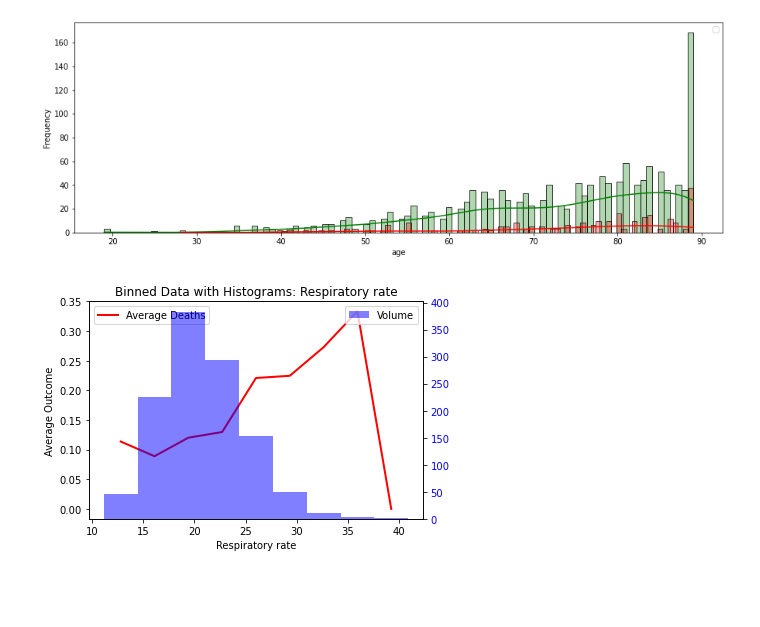
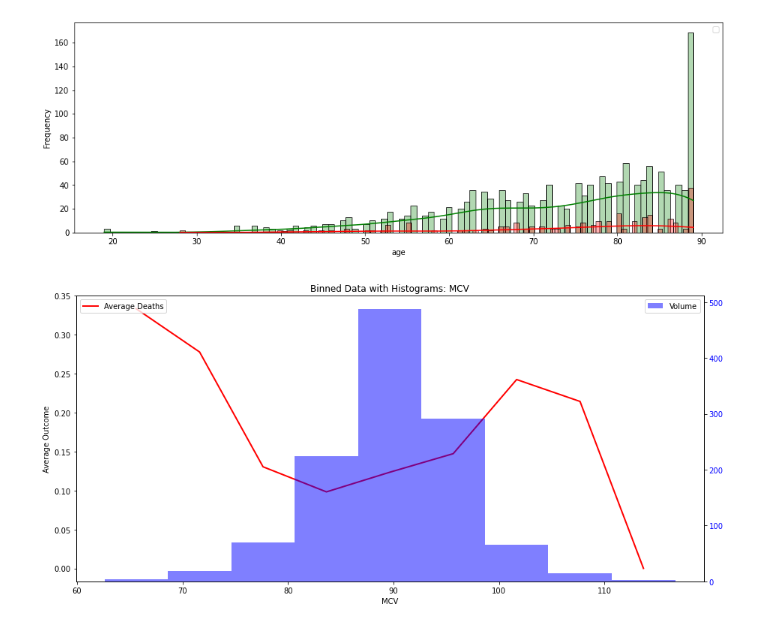
Before and after one commit to zeddines/Hospital-Mortality-Prediction, a Jupyter notebook: project.ipynb, the cells around one changed output. Saved outputs shown, nothing was run; the diff lists cells and outputs as text; code cells hidden in the pictures; blank space fills up the shorter version.

```diff
--- a/project.ipynb
+++ b/project.ipynb
@@ -93,9 +97,14 @@ hist_plot_cont(df=df, outcome_flag='outcome', feat='age', constrain=True)
 No handles with labels found to put in legend.
 [figure]
 # %%
-def bin_and_plot(dataframe, feature_col, outcome_col, alive_bar):
+import numpy as np
+import seaborn as sns
+import matplotlib.pyplot as plt
+
+def bin_and_plot(dataframe, feature_col, outcome_col, alive_bar, n_bins=2):
+
     # Bin the feature column into 10 equal-width bins
-    bins = np.linspace(dataframe[feature_col].min(), dataframe[feature_col].max(), 10)
+    bins = np.linspace(dataframe[feature_col].min(), dataframe[feature_col].max(), n_bins)
     dataframe['bin'] = pd.cut(dataframe[feature_col], bins)
 
     # Calculate the midpoint of each bin and add it to a new column
@@ -106,7 +115,7 @@ def bin_and_plot(dataframe, feature_col, outcome_col, alive_bar):
     count_zero = dataframe[dataframe[outcome_col] == 0].groupby('bin_mid')[outcome_col].count()
 
     # Plot the results
-    fig, ax1 = plt.subplots()
+    fig, ax1 = plt.subplots(figsize=(15,7))
 
     # Plot the line showing the average outcome
     ax1.plot(grouped.index, grouped['mean'], 'r-', linewidth=2, label='Average Deaths')
@@ -132,6 +141,6 @@ def bin_and_plot(dataframe, feature_col, outcome_col, alive_bar):
     ax2.legend(loc='upper right')
     plt.show()
 # %%
-bin_and_plot(dataframe=df, feature_col='Respiratory rate', outcome_col='outcome', alive_bar=False)
+bin_and_plot(dataframe=df, feature_col='MCV', outcome_col='outcome', alive_bar=False, n_bins=10)
 # %% [output]
-[figure, old version]
+[figure, new version]
```
Also changed, not shown: parts of 5 cells of this notebook.
